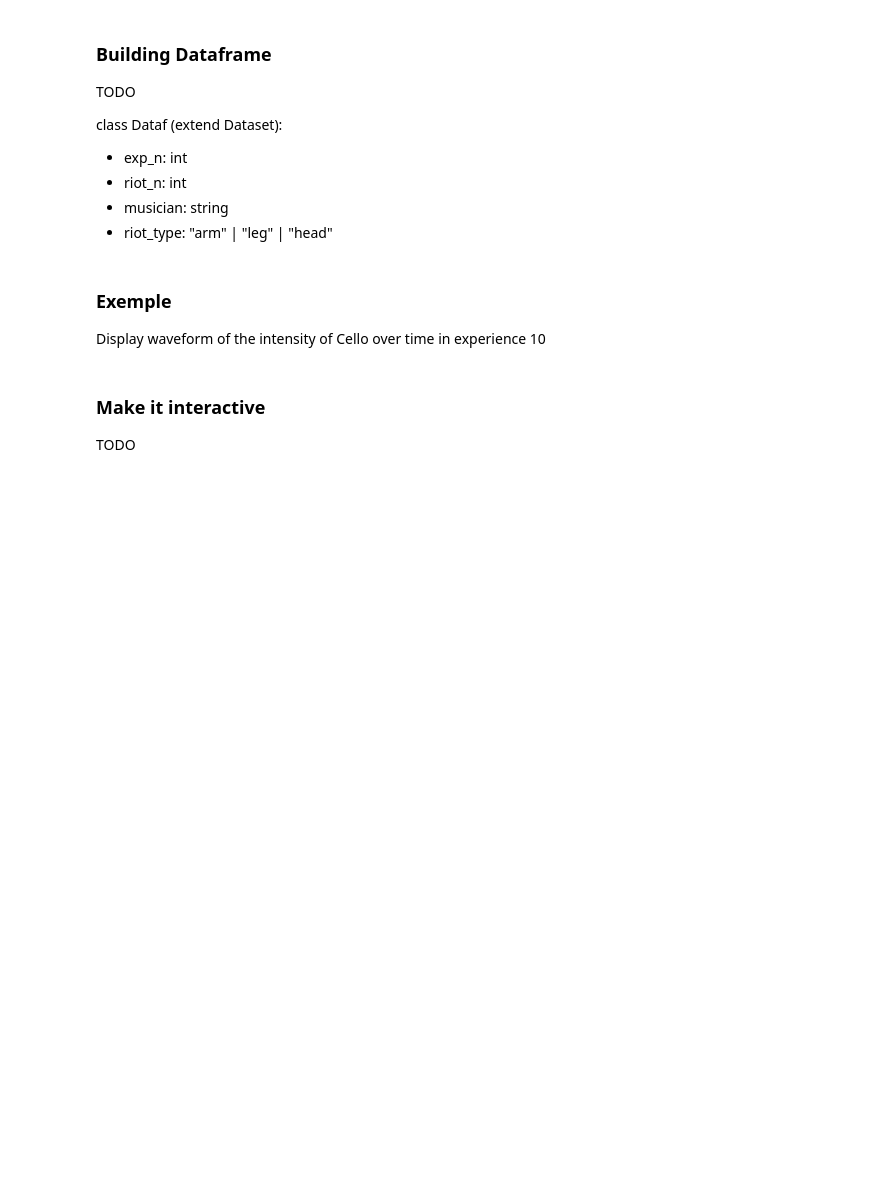
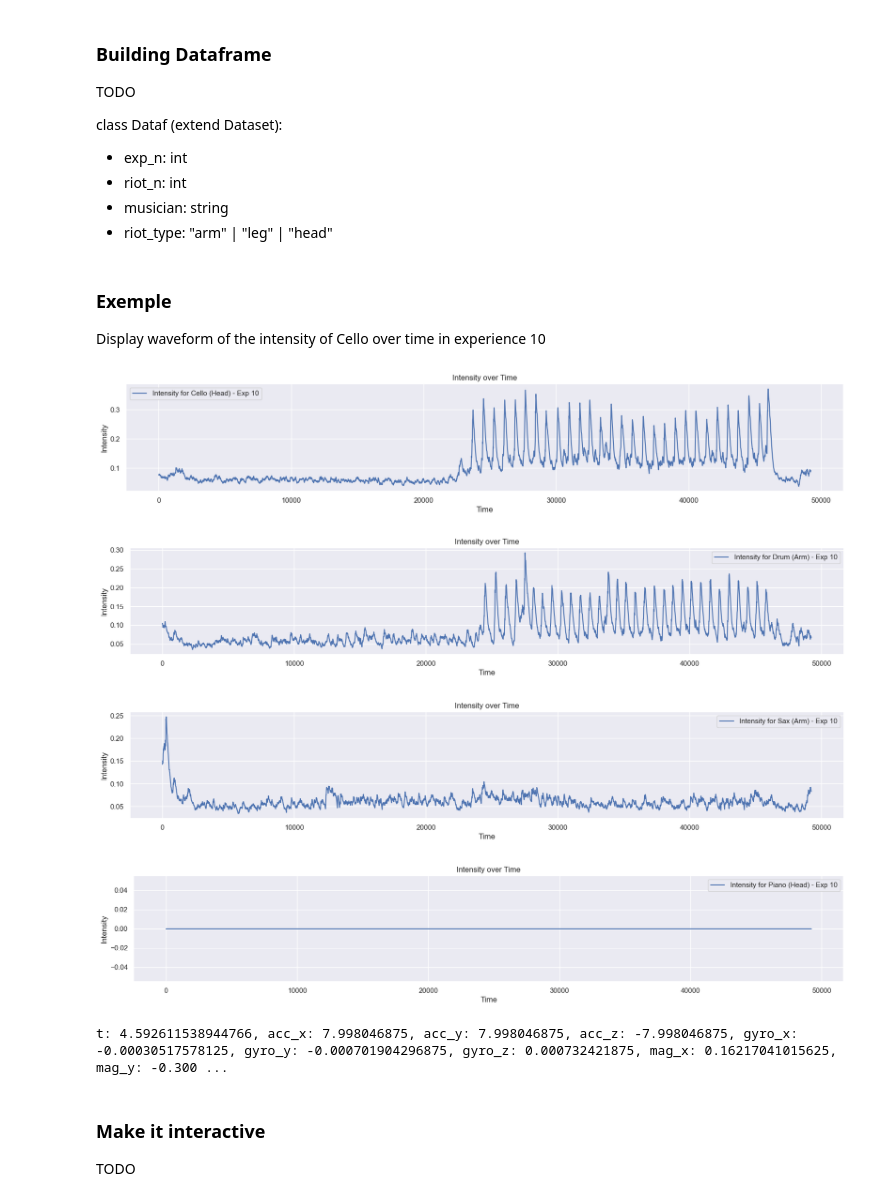
Before and after one commit to Haronicio/ismm-analyse-dsync, a Jupyter notebook: notebooks/Analysedsync_notebook.ipynb, the cells around one changed output. Cells and saved outputs as stored; diff of their text form; code cells hidden in the pictures; blank space fills up the shorter version.

Commit message:
Nouveaux graphiques, amélioration des logiques de création d'un dataframe, enregistrement  et chargement csv

```diff
--- a/notebooks/Analysedsync_notebook.ipynb
+++ b/notebooks/Analysedsync_notebook.ipynb
@@ -166,9 +173,13 @@ def load_data(session_folder):
     date = session_folder.split('-',1)[-1]
     session = Session(date)
 
+
     musicians_info_path = os.path.join(session_folder, 'riots-musicians.txt')
     musician_info = {}
     musician_riots = {}
+
+    trials_info_path = os.path.join(session_folder, 'trials-info.txt')
+    trials_info = []
 
     # Charger les infos des musiciens et des riots
     with open(musicians_info_path, 'r') as file:
@@ -189,6 +200,12 @@ def load_data(session_folder):
                 if musician_riots[musician][1] is None:
                     musician_riots[musician] = (musician_riots[musician][0], int(riot_number)-1)
 
+     # Charger les infos pour les trials
+    with open(trials_info_path, 'r') as file:
+        for line in file:
+            factor1, factor2 = line.strip().split()
+            trials_info.append((factor1,factor2))
+
     # Charger les données des expériences
     for exp_file in glob.glob(f'{session_folder}/*-data-riot-*.txt'):
         exp_info = os.path.basename(exp_file).split('_')
@@ -203,6 +220,7 @@ def load_data(session_folder):
         else:
             experience = Experience(exp_time,exp_number)
             experience.musician_riots = musician_riots
+            experience.info = trials_info[exp_number-1]
             session.experiences[exp_number] = experience
 
         # Lecture des données du riot
@@ -233,12 +251,13 @@ class Dataf (extend Dataset):
   * riot_type: "arm" | "leg" | "head"
 # %%
 class Dataf(Dataset):
-    def __init__(self,dataset,exp_n,riot_n,musician,riot_type):
+    def __init__(self,dataset,exp_n,riot_n,musician,riot_type,trials_info):
         Dataset.__init__(self,dataset.t,dataset.acc_x,dataset.acc_y,dataset.acc_z,dataset.gyro_x,dataset.gyro_y,dataset.gyro_z,dataset.mag_x,dataset.mag_y,dataset.mag_z,dataset.orientation_x,dataset.orientation_y,dataset.orientation_z,dataset.accfilt_x,dataset.accfilt_y,dataset.accfilt_z,dataset.intensity)
         self.exp_n = exp_n
         self.riot_n = riot_n
         self.musician = musician
         self.riot_type = riot_type
+        self.factor1, self.factor2 = trials_info
 # %%
 def session_to_dataf(session):
     # Construire les objets Dataf en prenant compte du tronquage
@@ -262,14 +281,14 @@ def session_to_dataf(session):
                 if data.t > experience.trunc[1]:
                     break  # Arrêtez l'itération si data.t dépasse la limite de temps supérieure
                 if experience.trunc[0] <= data.t:
-                    datasetsf.append(Dataf(data,experience.number,riot_head,musician,experience.riots[riot_head].riot_type))
+                    datasetsf.append(Dataf(data,experience.number,riot_head,musician,experience.riots[riot_head].riot_type,experience.info))
 
             # Pour riot_limb
             for data in experience.riots[riot_limb].dataset:
                 if data.t > experience.trunc[1]:
                     break  # Arrêtez l'itération si data.t dépasse la limite de temps supérieure
                 if experience.trunc[0] <= data.t:
-                    datasetsf.append(Dataf(data,experience.number,riot_limb,musician,experience.riots[riot_limb].riot_type))
+                    datasetsf.append(Dataf(data,experience.number,riot_limb,musician,experience.riots[riot_limb].riot_type,experience.info))
 
     # Utilisation de l'introspection pour construire la liste des dictionnaires
     data_dicts = [vars(dataset) for dataset in datasetsf]
@@ -282,7 +301,7 @@ def session_to_dataf(session):
 Display waveform of the intensity of Cello over time in experience 10
 # %%
 data_folder = "../data/"
-session2_folder = data_folder + 'data-2023-09-27'
+session2_folder = data_folder + 'data-2023-09-28'
 
 session = load_data(session2_folder)
 df = session_to_dataf(session)
@@ -299,33 +318,52 @@ plt.show()
 
 filtered_df_Drum = df[(df['musician'] == 'Drum') & (df['riot_type'] == 'arm') & (df['exp_n'] == 10)]
 
 plt.figure(figsize=(20, 3))
 sns.lineplot(data=filtered_df_Drum, x='t', y='intensity', label='Intensity for Drum (Arm) - Exp 10')
 plt.title('Intensity over Time')
 plt.xlabel('Time')
 plt.ylabel('Intensity')
 plt.legend()
 plt.show()
 
 filtered_df_Sax = df[(df['musician'] == 'Sax') & (df['riot_type'] == 'arm') & (df['exp_n'] == 10)]
 
 plt.figure(figsize=(20, 3))
 sns.lineplot(data=filtered_df_Sax, x='t', y='intensity', label='Intensity for Sax (Arm) - Exp 10')
 plt.title('Intensity over Time')
 plt.xlabel('Time')
 plt.ylabel('Intensity')
 plt.legend()
 plt.show()
 
+filtered_df_Sax = df[(df['musician'] == 'Piano') & (df['riot_type'] == 'head') & (df['exp_n'] == 10)]
+
+plt.figure(figsize=(20, 3))
+sns.lineplot(data=filtered_df_Sax, x='t', y='intensity', label='Intensity for Piano (Head) - Exp 10')
+plt.title('Intensity over Time')
+plt.xlabel('Time')
+plt.ylabel('Intensity')
+plt.legend()
+plt.show()
+
 # filtered_df_Piano = df[(df['musician'] == 'Piano') & (df['riot_type'] == 'arm') & (df['exp_n'] == 20)]
 
 # plt.figure(figsize=(20, 3))
 # sns.lineplot(data=filtered_df_Piano, x='t', y='intensity', label='Intensity for Piano (Arm) - Exp 20')
 # plt.title('Intensity over Time')
 # plt.xlabel('Time')
 # plt.ylabel('Intensity')
 # plt.legend()
 # plt.show()
+# %% [output]
+[figure, added]
+[figure, added]
+[figure, added]
+[figure, added]
+# %%
+print(session.experiences[1].riots[10].dataset[0])
+# %% [output]
+t: 4.592611538944766, acc_x: 7.998046875, acc_y: 7.998046875, acc_z: -7.998046875, gyro_x: -0.00030517578125, gyro_y: -0.000701904296875, gyro_z: 0.000732421875, mag_x: 0.16217041015625, mag_y: -0.300 ...
 # %% [markdown]
 ### Make it interactive
 
```
Also changed, not shown: parts of 23 cells of this notebook, 14 other files.
